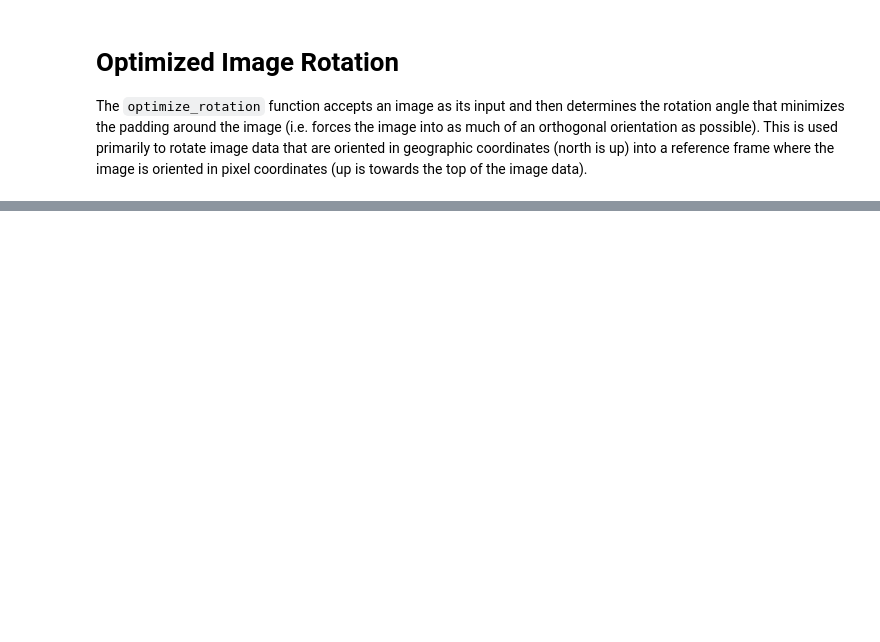
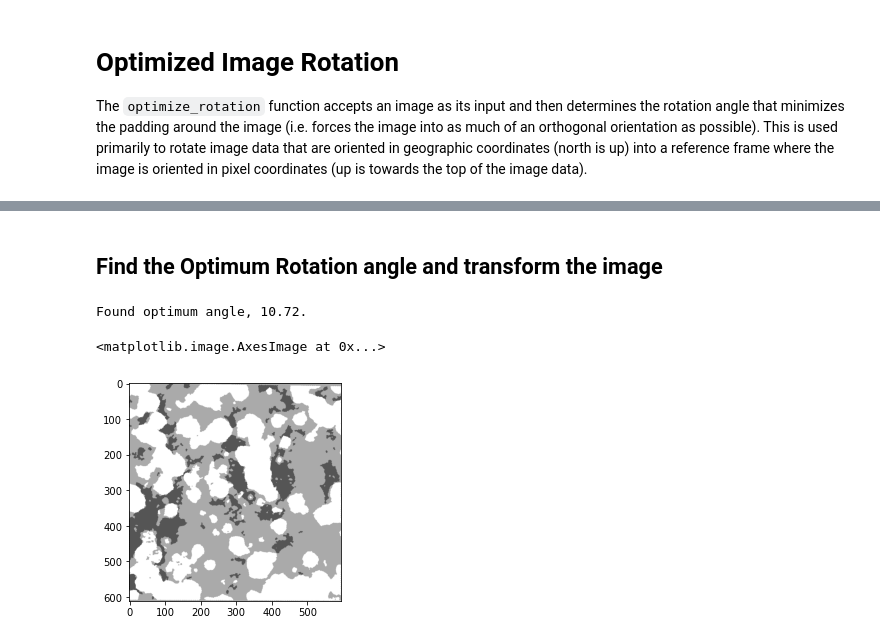
Before and after one commit to ecohydro/uhuru, a Jupyter notebook: Rotate_Image.ipynb, the cells around one changed output, grey strips where cells are left out. Saved outputs shown, nothing was run; the diff lists cells and outputs as text; code cells hidden in the pictures; blank space fills up the shorter version.

```diff
--- a/Rotate_Image.ipynb
+++ b/Rotate_Image.ipynb
@@ -19,2 +22,9 @@ Found optimum angle, 10.72.
+# %% [markdown]
+## Find the Optimum Rotation angle and transform the image
 # %%
-rescale(optimized,zero_val=zero_val).show()
+optimized = optimize_rotation(im)
+plt.imshow(rescale(optimized, zero_val=2))
+# %% [output]
+Found optimum angle, 10.72.
+<matplotlib.image.AxesImage at 0x...>
+[figure, added]
```
Also changed, not shown: parts of 4 cells of this notebook.
